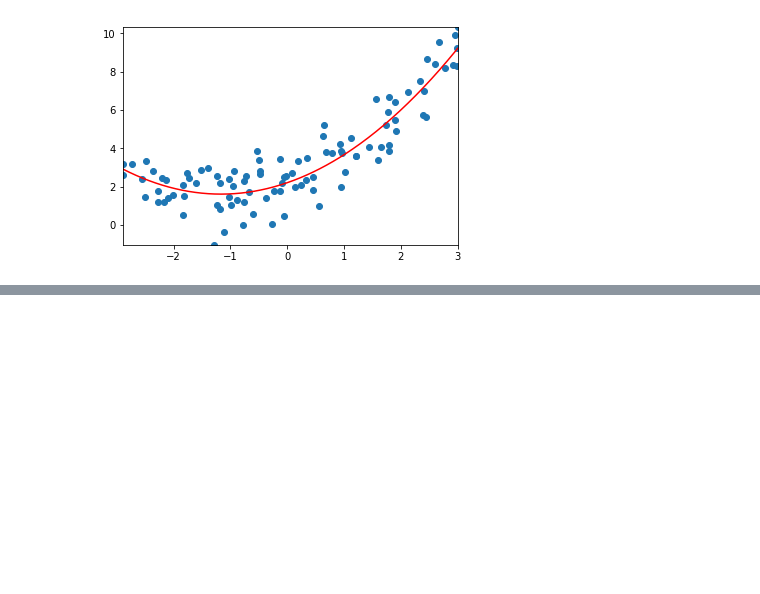
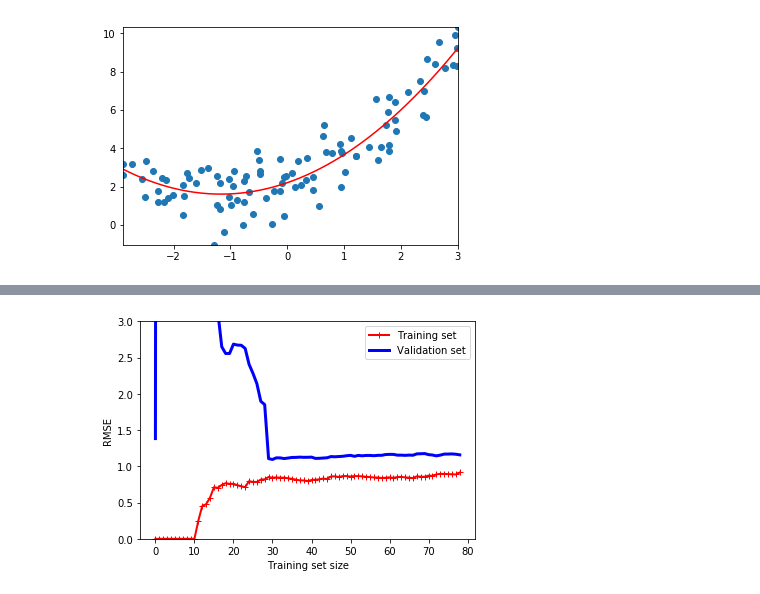
Before and after one commit to Weizhuo-Zhang/ML_coursera, a Jupyter notebook: hands_on_ML/4_training_model.ipynb, the cells around one changed output, grey strips where cells are left out. Cells and saved outputs as stored; diff of their text form; code cells hidden in the pictures; blank space fills up the shorter version.

```diff
--- a/hands_on_ML/4_training_model.ipynb
+++ b/hands_on_ML/4_training_model.ipynb
@@ -247,0 +274,13 @@ axes.set_ylim([y.min(), y.max()])
+# %%
+# 10阶多项式模型
+
+from sklearn.pipeline import Pipeline
+
+polynomial_regression = Pipeline((
+  ("poly_features", PolynomialFeatures(degree=10, include_bias=False)),
+  ("sgd_reg", LinearRegression()),
+))
+
+plot_learning_curves(polynomial_regression, X, y)
+# %% [output]
+[figure, added]
```
Also changed, not shown: parts of 7 cells of this notebook.
